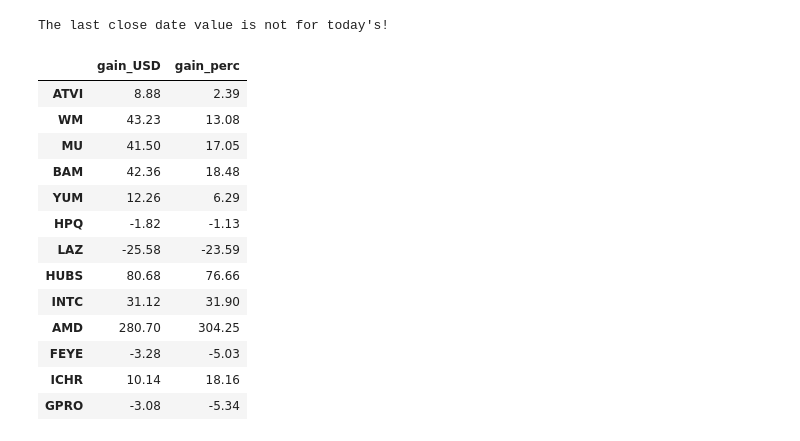
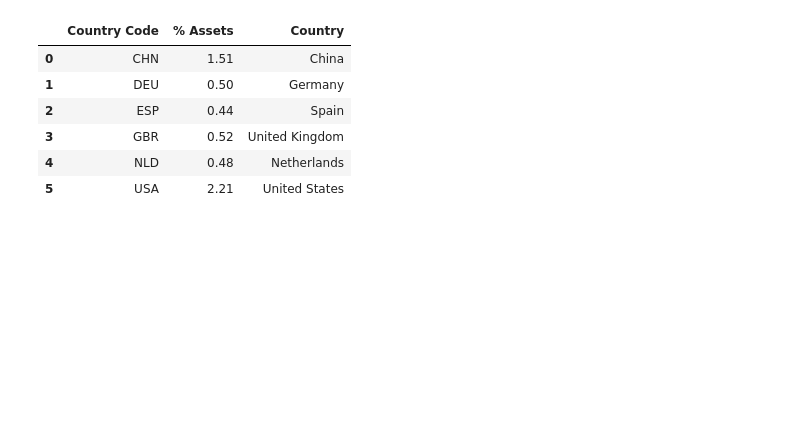
Before and after one commit to lvlarco/shares_analysis, a Jupyter notebook: src/shares_UI.ipynb, the cells around one changed output. Saved outputs shown, nothing was run; the diff lists cells and outputs as text; code cells hidden in the pictures; blank space fills up the shorter version.

```diff
--- a/src/shares_UI.ipynb
+++ b/src/shares_UI.ipynb
@@ -94,0 +223,4 @@ Check out the performance of your stocks
+# %%
+tickers = hu.Holdings(tickers_list)
+country_list = tickers.return_country_list()
+country_list
@@ -94,0 +243,35 @@ Check out the performance of your stocks
+# %%
+import plotly.express as px
+import plotly.graph_objs as go
+
+country_df = pd.DataFrame()
+country_df["Country"] = country_list
+country_df["Country Code"] = ar.return_alpha3_list(country_list)
+new_df = holdings_df.iloc[:-1].reset_index()
+country_df['% Assets'] = new_df["% Assets"]
+group_df = country_df.groupby('Country Code').sum().reset_index()
+group_df["Country"] = ar.return_country_name_list(group_df["Country Code"])
+
+fig = px.choropleth(group_df,
+                    locations="Country Code",
+#                     locationmode = "country names",
+                    color="% Assets",
+                    hover_name="Country",
+                    color_continuous_scale=px.colors.sequential.Purpor,
+                    scope='world')
+# fig = go.Figure(data=go.Choropleth(locations=group_df["Country Code"],
+#                                    z = group_df["% Assets"],
+#                                    colorscale = 'Blues',
+#                                    autocolorscale = True,
+# #                                    text = group_df["Country"],
+#                                    marker_line_color = 'black',
+#                                    colorbar_ticksuffix = "%",
+#                                    marker_line_width = 0.75,))
+fig.update_layout(
+    title_text = "Percent of Assets by Country",
+    title_x = 0.5,
+    geo=dict(showframe = False,
+             showcoastlines = False,
+             projection_type = 'equirectangular'))
+fig.show()
+# %% [output]
@@ -94,0 +279,7 @@ Check out the performance of your stocks
+|  | Country Code | % Assets | Country |
+| 0 | CHN | 1.51 | China |
+| 1 | DEU | 0.50 | Germany |
+| 2 | ESP | 0.44 | Spain |
+| 3 | GBR | 0.52 | United Kingdom |
+| 4 | NLD | 0.48 | Netherlands |
+| 5 | USA | 2.21 | United States |
@@ -95,29 +301,13 @@ Check out the performance of your stocks
 # %%
-#Creating Stocks dataframe
-df = ar.compile_shares_df(df)
-stock_df = ar.df_by_type(df, 'Stock')
-weekend_check = ar.is_weekend()
-history_df = ar.create_history_summary(stock_df.holding, period='1y', interval='1d')
-last_close_value = ar.last_close(history_df)
-combined_df = ar.join_shares_history_df(stock_df, history_df)
-combined_df = ar.calc_share_gain(combined_df, weekend_check)
-combined_df[['gain_USD','gain_perc']].head(20)
+# #Creating Stocks dataframe
+# df = ar.compile_shares_df(df)
+# stock_df = ar.df_by_type(df, 'Stock')
+# weekend_check = ar.is_weekend()
+# history_df = ar.create_history_summary(stock_df.holding, period='1y', interval='1d')
+# last_close_value = ar.last_close(history_df)
+# combined_df = ar.join_shares_history_df(stock_df, history_df)
+# combined_df = ar.calc_share_gain(combined_df, weekend_check)
+# combined_df.head()
-# %% [output]
-The last close date value is not for today's!
-|  | gain_USD | gain_perc |
-| ATVI | 8.88 | 2.39 |
-| WM | 43.23 | 13.08 |
-| MU | 41.50 | 17.05 |
-| BAM | 42.36 | 18.48 |
-| YUM | 12.26 | 6.29 |
-| HPQ | -1.82 | -1.13 |
-| LAZ | -25.58 | -23.59 |
-| HUBS | 80.68 | 76.66 |
-| INTC | 31.12 | 31.90 |
-| AMD | 280.70 | 304.25 |
-| FEYE | -3.28 | -5.03 |
-| ICHR | 10.14 | 18.16 |
-| GPRO | -3.08 | -5.34 |
 # %%
 # interact_manual=interact_manual.options(manual_name="Run")
 # @interact_manual(Holding=df_btn.holdings_list)
```
Also changed, not shown: parts of 15 cells of this notebook, 2 other files.
